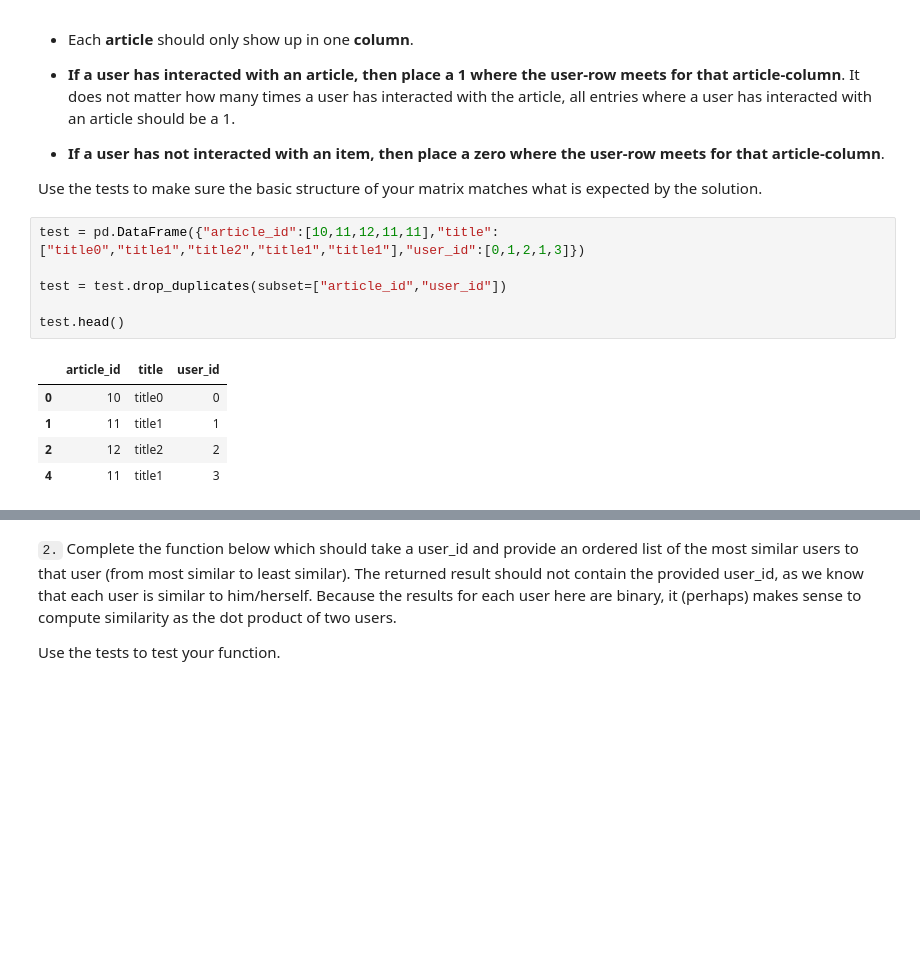
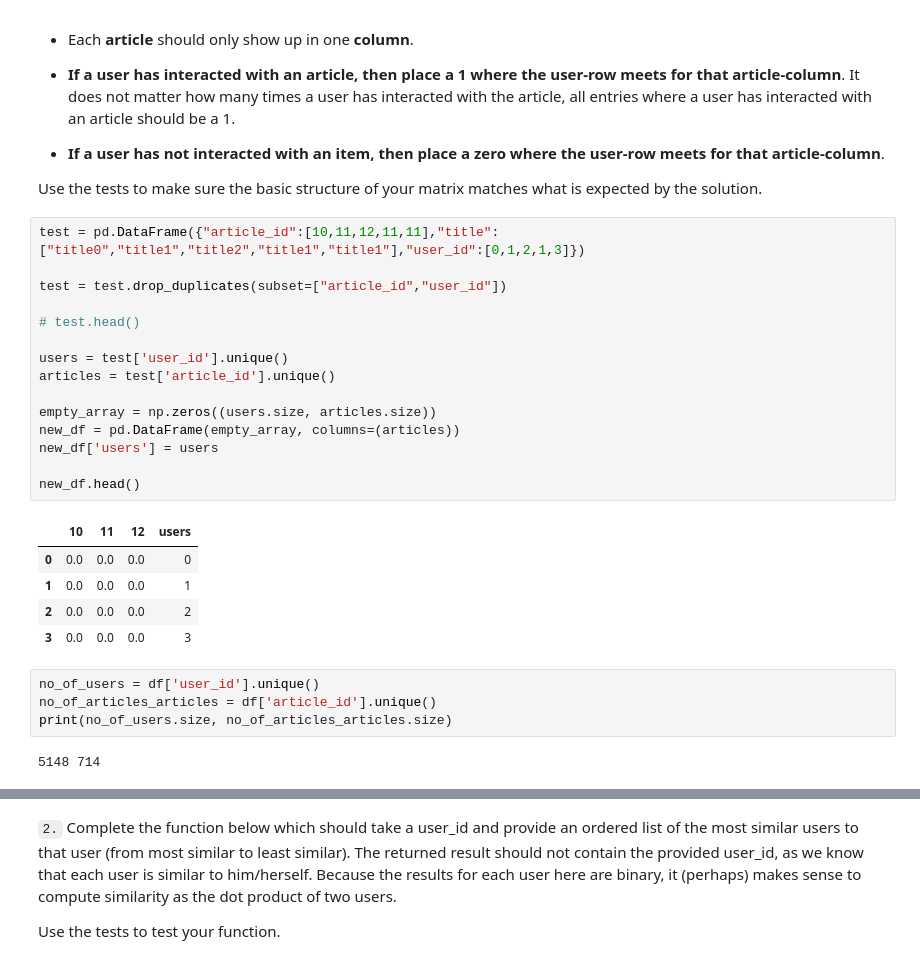
Before and after one commit to CristianCapsuna/Recommendations_with_IBM, a Jupyter notebook: Recommendations_with_IBM.ipynb, the cells around one changed output, grey strips where cells are left out. Cells and saved outputs as stored; diff of their text form; blank space fills up the shorter version.

```diff
--- a/Recommendations_with_IBM.ipynb
+++ b/Recommendations_with_IBM.ipynb
@@ -295,15 +295,30 @@ Use the tests to make sure the basic structure of your matrix matches what is ex
 # %%
 test = pd.DataFrame({"article_id":[10,11,12,11,11],"title":["title0","title1","title2","title1","title1"],"user_id":[0,1,2,1,3]})
 
 test = test.drop_duplicates(subset=["article_id","user_id"])
 
-test.head()
+# test.head()
+
+users = test['user_id'].unique()
+articles = test['article_id'].unique()
+
+empty_array = np.zeros((users.size, articles.size))
+new_df = pd.DataFrame(empty_array, columns=(articles))
+new_df['users'] = users
+
+new_df.head()
 # %% [output]
-|  | article_id | title | user_id |
-| 0 | 10 | title0 | 0 |
-| 1 | 11 | title1 | 1 |
-| 2 | 12 | title2 | 2 |
-| 4 | 11 | title1 | 3 |
+|  | 10 | 11 | 12 | users |
+| 0 | 0.0 | 0.0 | 0.0 | 0 |
+| 1 | 0.0 | 0.0 | 0.0 | 1 |
+| 2 | 0.0 | 0.0 | 0.0 | 2 |
+| 3 | 0.0 | 0.0 | 0.0 | 3 |
+# %%
+no_of_users = df['user_id'].unique()
+no_of_articles_articles = df['article_id'].unique()
+print(no_of_users.size, no_of_articles_articles.size)
+# %% [output]
+5148 714
 # %%
 # create the user-article matrix with 1's and 0's
 
```
Also changed, not shown: parts of 2 cells of this notebook.
